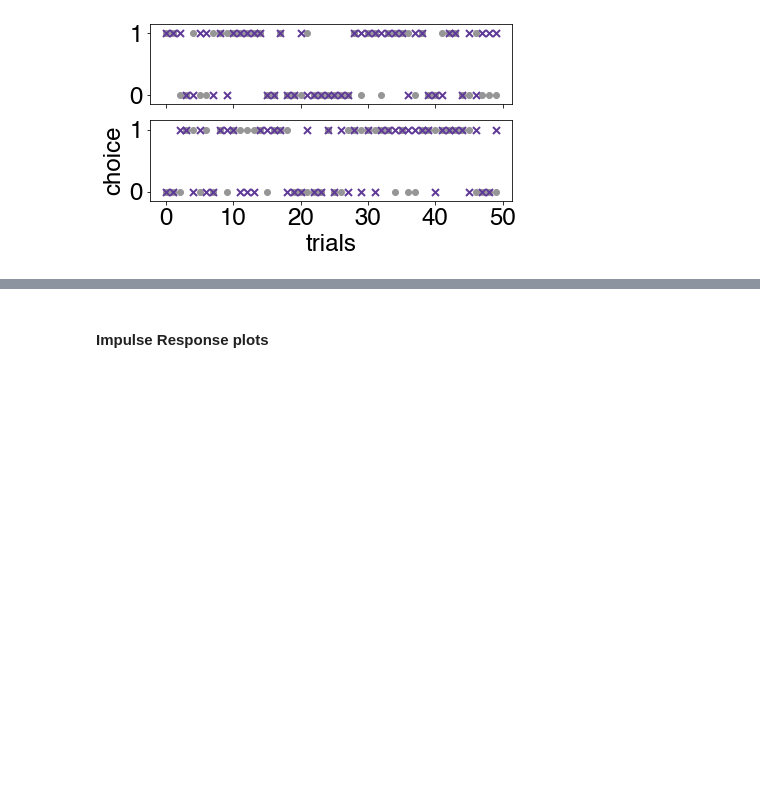
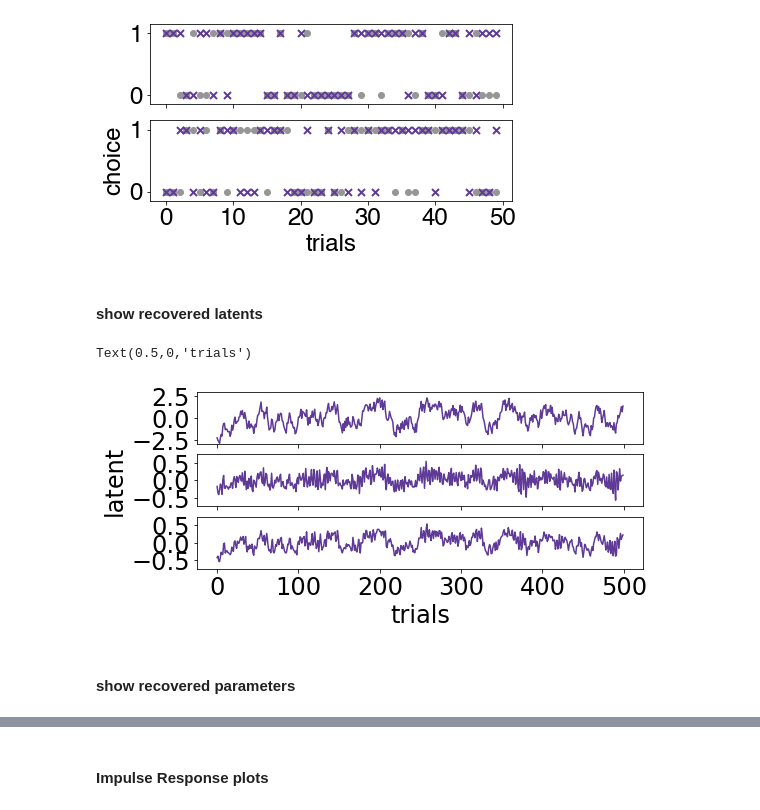
Before and after one commit to irisstone/bestLDS, a Jupyter notebook: figures/fig4.ipynb, the cells around one changed output, grey strips where cells are left out. Saved outputs shown, nothing was run; the diff lists cells and outputs as text; code cells hidden in the pictures; blank space fills up the shorter version.

Commit message:
plots for recovered latents and params

```diff
--- a/figures/fig4.ipynb
+++ b/figures/fig4.ipynb
@@ -222,3 +220,9 @@ y_sim, _, _, z_sim, _ = simulate_driven_noiseless_bernoulli_lds(len(y),x0,Ahat,B
+# %%
+x0 = np.zeros(q)
+d = np.zeros(q)
+muu = np.zeros(2) # don't actually matter but are required inputs for this function
+Qu = np.eye(2) # don't actually matter but are required inputs for this function
+y_sim, x_sim, _, z_sim, _ = simulate_driven_noiseless_bernoulli_lds(len(y),x0,Ahat,Bhat,Chat,Dhat,d,muu,Qu,inputs=u)
 # %%
 fig, axs = plt.subplots(2,1,sharex=True)
 fig.set_size_inches(6.5, 3.25)
@@ -238,5 +242,27 @@ plt.savefig('saved_images/fig4d.pdf', transparent=True)
 # %% [output]
 [figure]
+# %% [markdown]
+#### show recovered latents
+# %%
+fig, axs = plt.subplots(3,1,sharex=True)
+fig.set_size_inches(8, 3.25)
+
+ix1 = 11510
+ntrials = 500
+yaxis_limits = np.array([[-3,3],[-0.75,0.75],[-0.75,0.75]])
+for i in range(3):
+    axs[i].plot(x_sim[ix1:ix1+ntrials,i],'-',color=colors[0])
+    if i==1:
+        axs[i].set_ylabel('latent')
+    axs[i].set_ylim(yaxis_limits[i])
+
+plt.xlabel('trials')
+plt.savefig('saved_images/fig4_recovered_latents.pdf', transparent=True)
+# %% [output]
+Text(0.5,0,'trials')
+[figure, added]
+# %% [markdown]
+#### show recovered parameters
 # %%
 plt.figure(figsize=(20, 8))
 plt.subplot(1,4,1)
```
Also changed, not shown: parts of 3 cells of this notebook.
